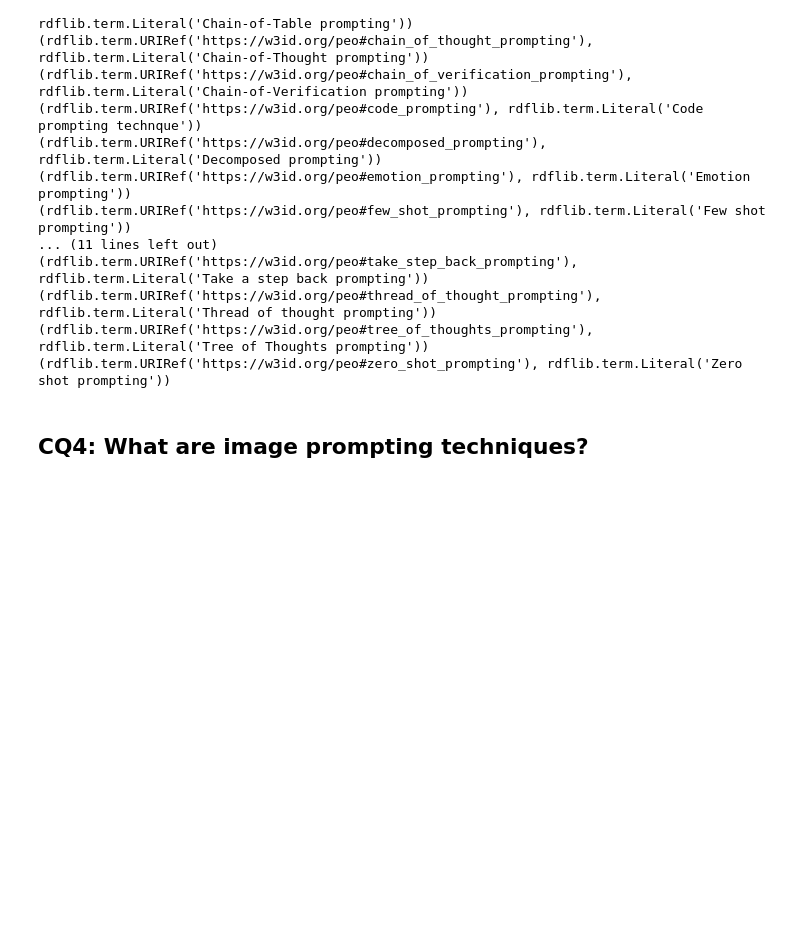
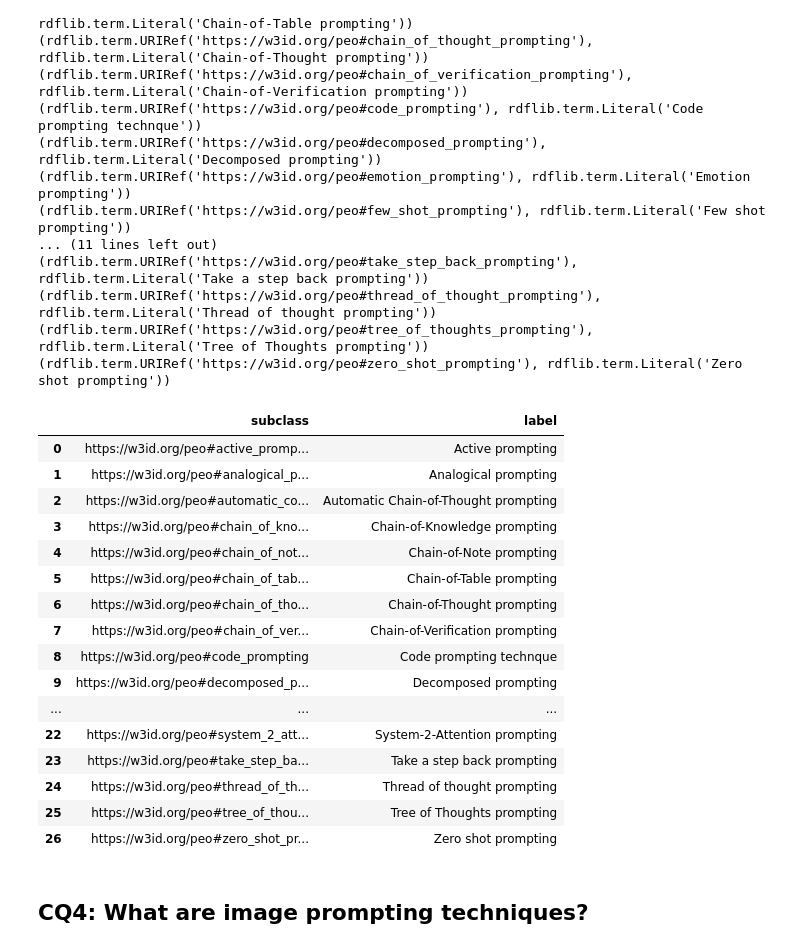
Before and after one commit to simonegramegna/peo, a Jupyter notebook: evaluation/sparql_queries.ipynb, the cells around one changed output. Saved outputs shown, nothing was run; the diff lists cells and outputs as text; code cells hidden in the pictures; blank space fills up the shorter version.

```diff
--- a/evaluation/sparql_queries.ipynb
+++ b/evaluation/sparql_queries.ipynb
@@ -87,6 +118,27 @@ print_results(results_cq3)
 (rdflib.term.URIRef('https://w3id.org/peo#thread_of_thought_prompting'), rdflib.term.Literal('Thread of thought prompting'))
 (rdflib.term.URIRef('https://w3id.org/peo#tree_of_thoughts_prompting'), rdflib.term.Literal('Tree of Thoughts prompting'))
 (rdflib.term.URIRef('https://w3id.org/peo#zero_shot_prompting'), rdflib.term.Literal('Zero shot prompting'))
+# %%
+df_cq3 = results_to_df(results_cq3)
+df_cq3
+# %% [output]
+|  | subclass | label |
+| 0 | https://w3id.org/peo#active_promp... | Active prompting |
+| 1 | https://w3id.org/peo#analogical_p... | Analogical prompting |
+| 2 | https://w3id.org/peo#automatic_co... | Automatic Chain-of-Thought prompting |
+| 3 | https://w3id.org/peo#chain_of_kno... | Chain-of-Knowledge prompting |
+| 4 | https://w3id.org/peo#chain_of_not... | Chain-of-Note prompting |
+| 5 | https://w3id.org/peo#chain_of_tab... | Chain-of-Table prompting |
+| 6 | https://w3id.org/peo#chain_of_tho... | Chain-of-Thought prompting |
+| 7 | https://w3id.org/peo#chain_of_ver... | Chain-of-Verification prompting |
+| 8 | https://w3id.org/peo#code_prompting | Code prompting technque |
+| 9 | https://w3id.org/peo#decomposed_p... | Decomposed prompting |
+| ... | ... | ... |
+| 22 | https://w3id.org/peo#system_2_att... | System-2-Attention prompting |
+| 23 | https://w3id.org/peo#take_step_ba... | Take a step back prompting |
+| 24 | https://w3id.org/peo#thread_of_th... | Thread of thought prompting |
+| 25 | https://w3id.org/peo#tree_of_thou... | Tree of Thoughts prompting |
+| 26 | https://w3id.org/peo#zero_shot_pr... | Zero shot prompting |
 # %% [markdown]
 ## CQ4: What are image prompting techniques?
 # %%
```
Also changed, not shown: parts of 21 cells of this notebook.
